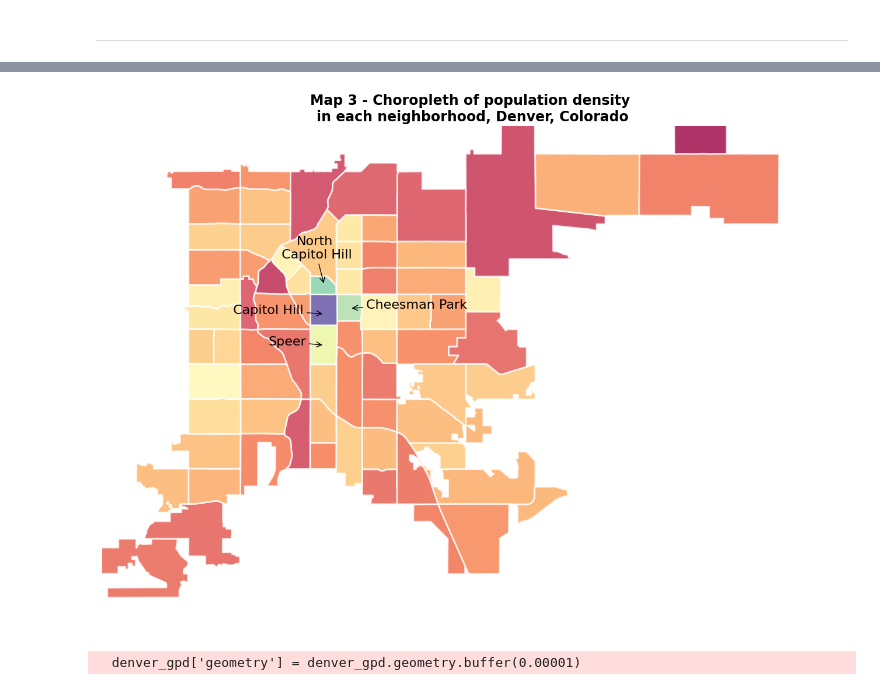
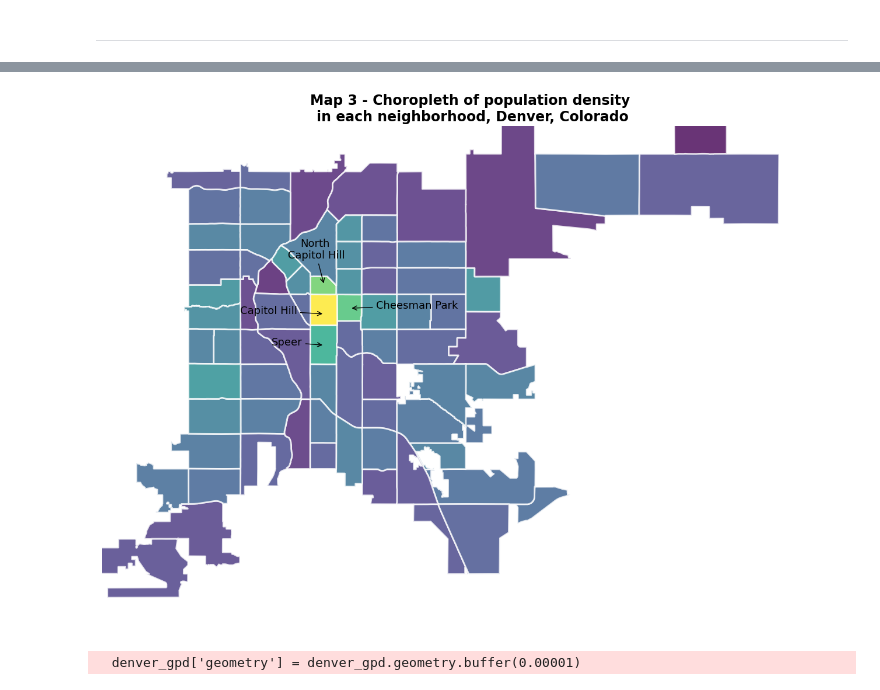
Before and after one commit to Swellisgood/data-virtuoso-python, a Jupyter notebook: coffeeshop/where_to_open_coffeeshop.ipynb, the cells around one changed output, grey strips where cells are left out. Saved outputs shown, nothing was run; the diff lists cells and outputs as text; code cells hidden in the pictures.

```diff
--- a/coffeeshop/where_to_open_coffeeshop.ipynb
+++ b/coffeeshop/where_to_open_coffeeshop.ipynb
@@ -46,7 +105,7 @@ census_neighbors['AGE_LESS_18_prop'] =census_neighbors['AGE_LESS_18'] / census_n
 census_neighbors['AGE_18_TO_34_prop'] =census_neighbors['AGE_18_TO_34'] / census_neighbors['POPULATION_2010']
 census_neighbors['AGE_35_TO_65_prop'] =census_neighbors['AGE_35_TO_65'] / census_neighbors['POPULATION_2010']
 census_neighbors['AGE_65_PLUS_prop'] =census_neighbors['AGE_65_PLUS'] / census_neighbors['POPULATION_2010']
-#census_neighbors['NUM_HHLD_100K+'].fillna(0,inplace=True)
+census_neighbors['NUM_HHLD_100K+'].fillna(0,inplace=True)
 census_neighbors['NUM_HHLD_100K_prop'] = census_neighbors['NUM_HHLD_100K+'] / census_neighbors['NUM_HOUSEHOLDS']
 census_neighbors['density'] = census_neighbors['POPULATION_2010'] / census_neighbors['area']
 
@@ -113,24 +173,24 @@ plt.tight_layout()
 # %%
 fig, ax= plt.subplots(1,1, figsize=(13, 13))
 
-census_neighbors.plot(column='density', cmap='Spectral',
+census_neighbors.plot(column='density', cmap='viridis',
                       edgecolor='white',linewidth=2, ax=ax, alpha=0.8)
 plt.title('Map 3 - Choropleth of population density \nin each neighborhood, Denver, Colorado', size=17, weight='heavy')
 plot_annotate('Capitol Hill', (-104.98, 39.732), (-105.01, 39.732))
 plot_annotate('North\n Capitol Hill', (-104.98, 39.744), (-104.985, 39.755))
 plot_annotate('Cheesman Park', (-104.966, 39.7343), (-104.93, 39.7343))
 plot_annotate('Speer', (-104.98, 39.719), (-105, 39.719))
 
 plt.xlim([-105.1,-104.7])
 plt.ylim([39.6,39.81])
 ax.spines['right'].set_visible(False)
 ax.spines['left'].set_visible(False)
 ax.spines['top'].set_visible(False)
 ax.spines['bottom'].set_visible(False)
 plt.axis('off')
 plt.tight_layout()
 # %% [output]
-[figure, old version]
+[figure, new version]
 # %%
 denver_gpd = gpd.GeoDataFrame(
     denver, geometry=gpd.points_from_xy(denver['Longitude'], denver['Latitude']))
```
Also changed, not shown: parts of 20 cells of this notebook.
